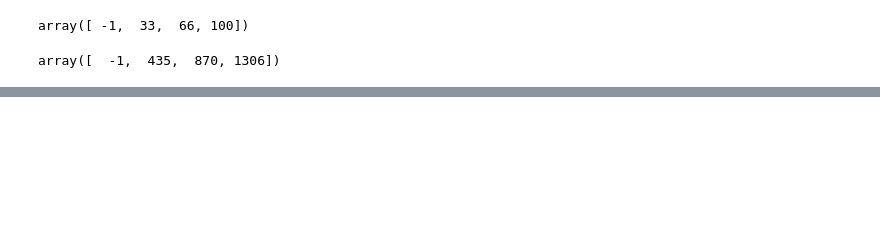
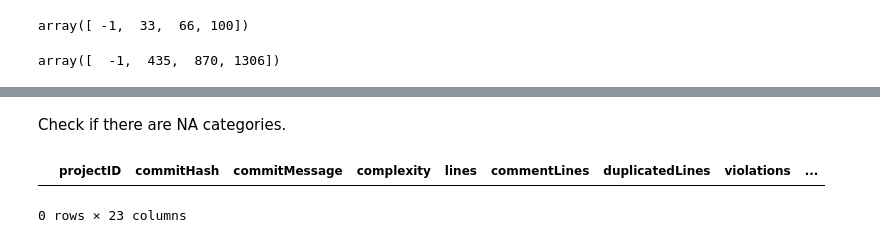
Before and after one commit to margaritageleta/vesper-tech-debt, a Jupyter notebook: notebooks/tables_creation.ipynb, the cells around one changed output, grey strips where cells are left out. Cells and saved outputs as stored; diff of their text form; code cells hidden in the pictures; blank space fills up the shorter version.

```diff
--- a/notebooks/tables_creation.ipynb
+++ b/notebooks/tables_creation.ipynb
@@ -412,0 +215,7 @@ sonar_issues['creationCommitHash'].nunique()
+# %% [markdown]
+Check if there are NA categories.
+# %%
+df[df.category.isna()]
+# %% [output]
+|  | projectID | commitHash | commitMessage | complexity | lines | commentLines | duplicatedLines | violations | ... |
+0 rows × 23 columns
```
Also changed, not shown: parts of 61 cells of this notebook, 2 other files.
